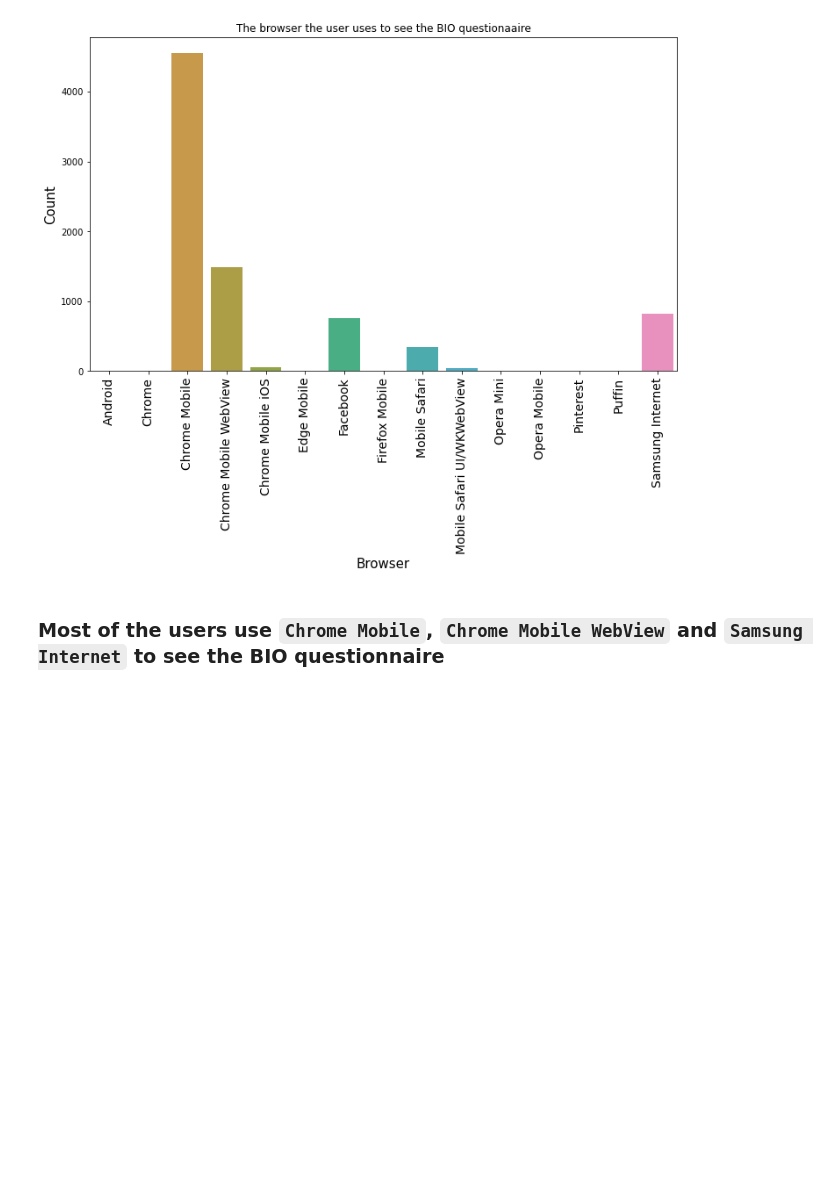
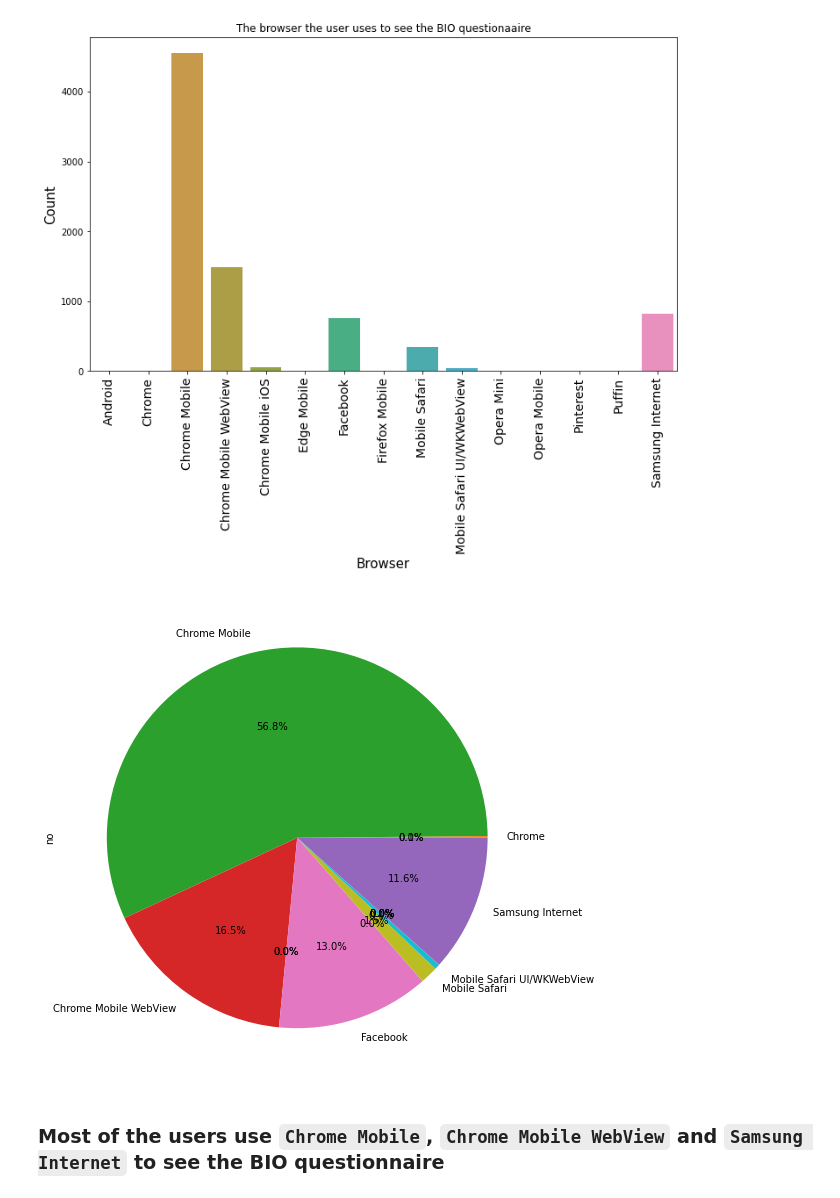
Before and after one commit to comsavvy/A-B-Hypothesis-testing, a Jupyter notebook: w4.ipynb, the cells around one changed output. Drawn from its saved outputs; the diff is of its cells as text; code cells hidden in the pictures; blank space fills up the shorter version.

````diff
--- a/w4.ipynb
+++ b/w4.ipynb
@@ -188,6 +194,11 @@ plt.ylabel('Count', fontsize= 15)
 plt.title('The browser the user uses to see the BIO questionaaire');
 # %% [output]
 [figure]
+# %%
+browser_exp.iloc[:, 0].plot.pie(figsize= (8, 10), autopct='%1.1f%%')
+plt.tight_layout()
+# %% [output]
+[figure, added]
 # %% [markdown]
 ### Most of the users use ```Chrome Mobile```, ```Chrome Mobile WebView``` and ```Samsung Internet``` to see the BIO questionnaire
 # %%
````
Also changed, not shown: parts of 8 cells of this notebook.
